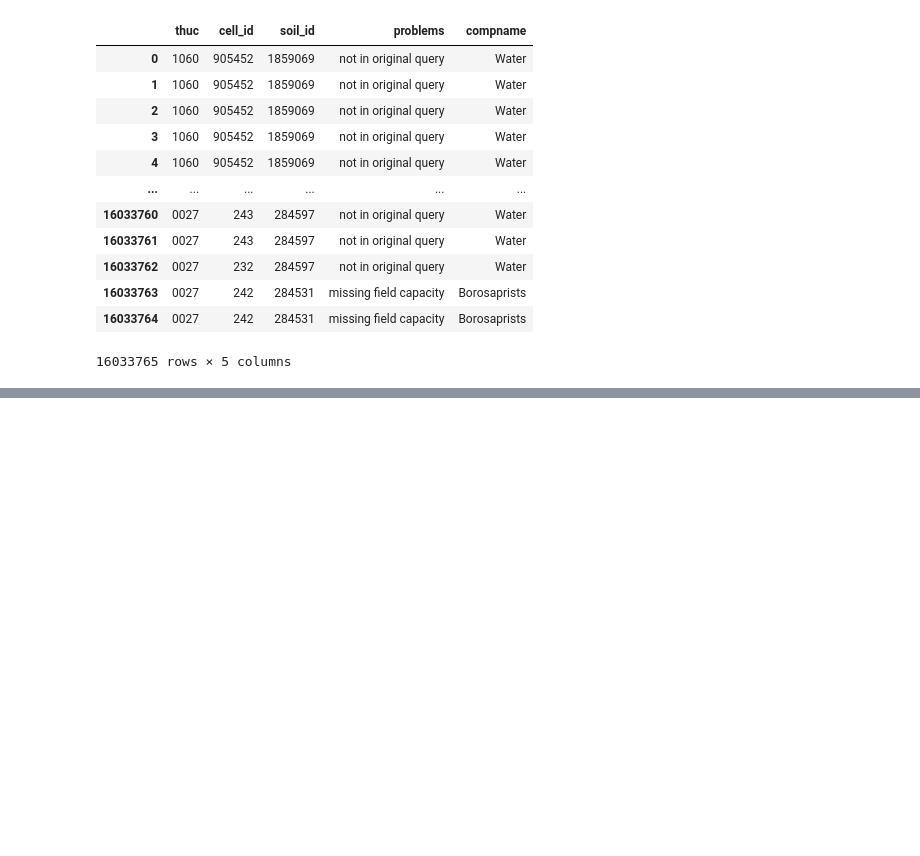
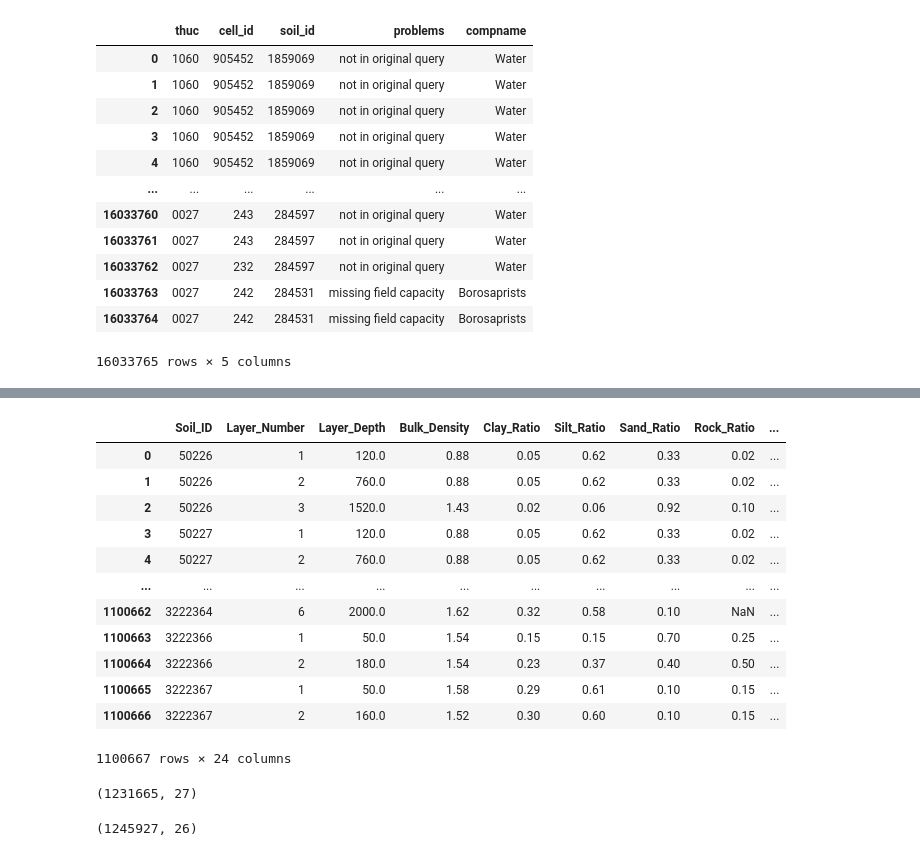
Before and after one commit to LucRSquared/pyagnps, a Jupyter notebook: notebooks/soil/survey_quality_control_cells_populated_soil_id_exists.ipynb, the cells around one changed output, grey strips where cells are left out. Cells and saved outputs as stored; diff of their text form; code cells hidden in the pictures; blank space fills up the shorter version.

```diff
--- a/notebooks/soil/survey_quality_control_cells_populated_soil_id_exists.ipynb
+++ b/notebooks/soil/survey_quality_control_cells_populated_soil_id_exists.ipynb
@@ -251,3 +240,6 @@ plot
 hv.save(plot,'test.html')
 # %%
 value_counts.to_csv('compname_problems_counts.csv')
+# %%
+import pandas as pd
+df_soil_layers_data = pd.read_parquet(soil_root_path / "all_valid_soil_layers_data.parquet")
@@ -253,0 +262,16 @@ value_counts.to_csv('compname_problems_counts.csv')
+# %%
+df_soil_layers_data
+# %% [output]
+|  | Soil_ID | Layer_Number | Layer_Depth | Bulk_Density | Clay_Ratio | Silt_Ratio | Sand_Ratio | Rock_Ratio | ... |
+| 0 | 50226 | 1 | 120.0 | 0.88 | 0.05 | 0.62 | 0.33 | 0.02 | ... |
+| 1 | 50226 | 2 | 760.0 | 0.88 | 0.05 | 0.62 | 0.33 | 0.02 | ... |
+| 2 | 50226 | 3 | 1520.0 | 1.43 | 0.02 | 0.06 | 0.92 | 0.10 | ... |
+| 3 | 50227 | 1 | 120.0 | 0.88 | 0.05 | 0.62 | 0.33 | 0.02 | ... |
+| 4 | 50227 | 2 | 760.0 | 0.88 | 0.05 | 0.62 | 0.33 | 0.02 | ... |
+| ... | ... | ... | ... | ... | ... | ... | ... | ... | ... |
+| 1100662 | 3222364 | 6 | 2000.0 | 1.62 | 0.32 | 0.58 | 0.10 | NaN | ... |
+| 1100663 | 3222366 | 1 | 50.0 | 1.54 | 0.15 | 0.15 | 0.70 | 0.25 | ... |
+| 1100664 | 3222366 | 2 | 180.0 | 1.54 | 0.23 | 0.37 | 0.40 | 0.50 | ... |
+| 1100665 | 3222367 | 1 | 50.0 | 1.58 | 0.29 | 0.61 | 0.10 | 0.15 | ... |
+| 1100666 | 3222367 | 2 | 160.0 | 1.52 | 0.30 | 0.60 | 0.10 | 0.15 | ... |
+1100667 rows × 24 columns
@@ -253,0 +280,4 @@ value_counts.to_csv('compname_problems_counts.csv')
+# %%
+df1.shape
+# %% [output]
+(1231665, 27)
@@ -253,0 +286,4 @@ value_counts.to_csv('compname_problems_counts.csv')
+# %%
+df2.shape
+# %% [output]
+(1245927, 26)
```
Also changed, not shown: parts of 16 cells of this notebook, 1 other file.
